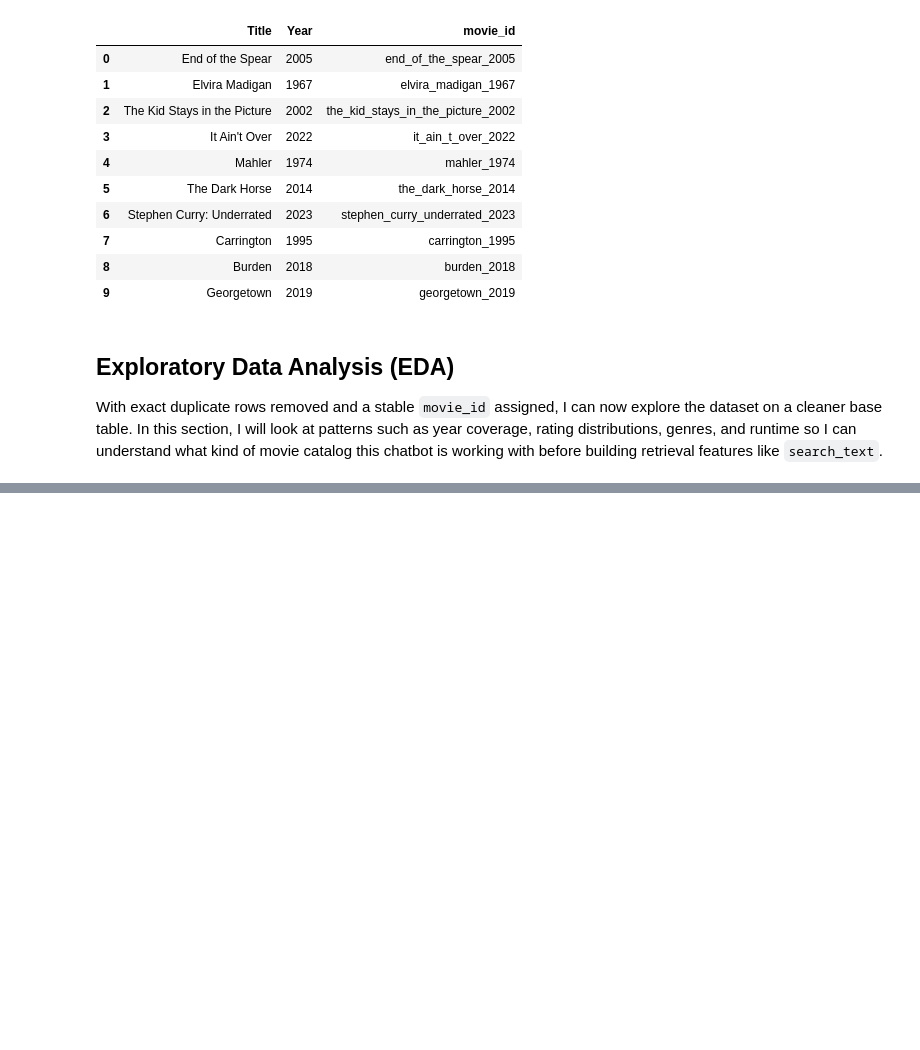
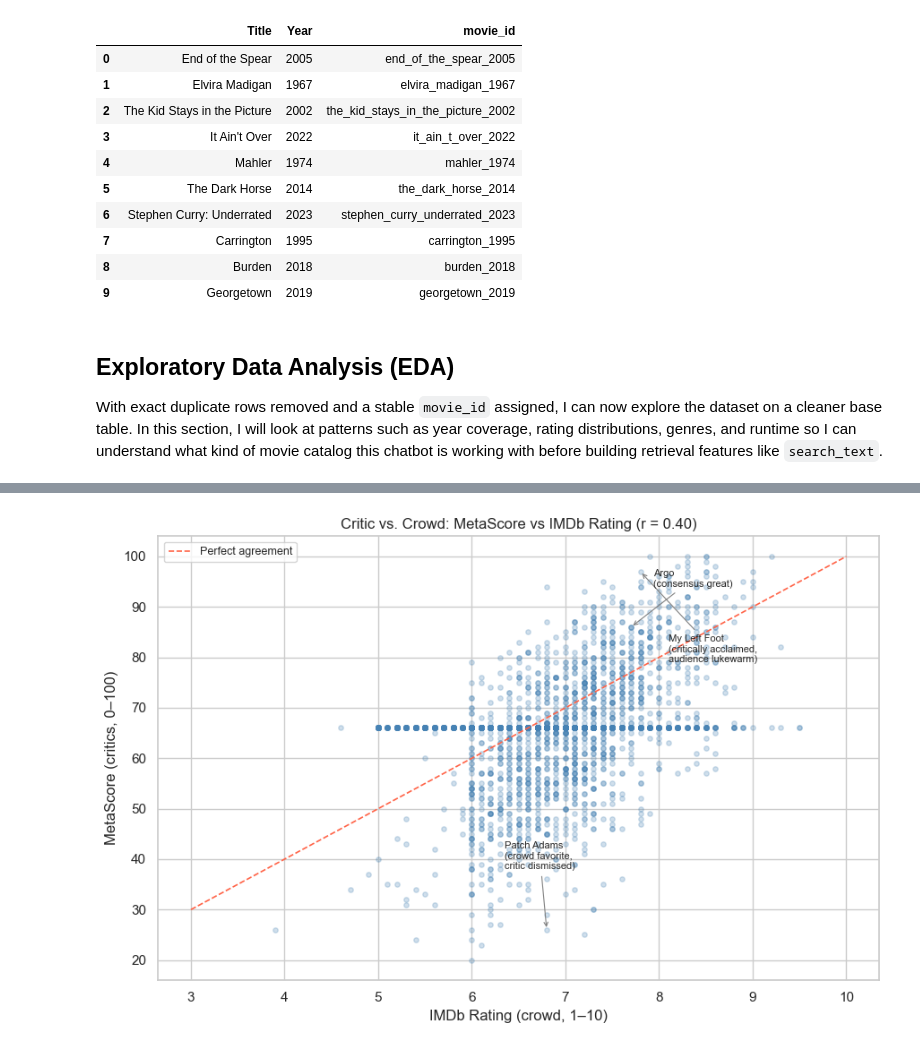
Before and after one commit to sweiwong/imdb-cineBot, a Jupyter notebook: wei-wong.ipynb, the cells around one changed output, grey strips where cells are left out. Saved outputs shown, nothing was run; the diff lists cells and outputs as text; code cells hidden in the pictures; blank space fills up the shorter version.

```diff
--- a/wei-wong.ipynb
+++ b/wei-wong.ipynb
@@ -322,0 +496,41 @@ With exact duplicate rows removed and a stable `movie_id` assigned, I can now ex
+# %%
+# MetaScore vs IMDb Rating — critic/crowd divergence
+fig, ax = plt.subplots(figsize=(9, 6))
+
+ax.scatter(
+    clean_df["IMDb Rating"],
+    clean_df["MetaScore"],
+    alpha=0.25,
+    s=15,
+    color="steelblue"
+)
+
+# Reference line: perfect agreement (MetaScore = IMDb Rating * 10)
+ax.plot([3, 10], [30, 100], color="tomato", linestyle="--", linewidth=1.2, label="Perfect agreement")
+
+# Annotate notable divergent films
+highlights = {
+    "Patch Adams": ("crowd favorite,\ncritic dismissed", -15, 12),
+    "My Left Foot": ("critically acclaimed,\naudience lukewarm", 10, -18),
+    "Argo": ("consensus great", 8, 8),
+}
+for title, (note, dx, dy) in highlights.items():
+    row = clean_df[clean_df["Title"] == title].iloc[0]
+    ax.annotate(
+        f"{title}\n({note})",
+        xy=(row["IMDb Rating"], row["MetaScore"]),
+        xytext=(row["IMDb Rating"] + dx * 0.03, row["MetaScore"] + dy),
+        fontsize=8,
+        arrowprops=dict(arrowstyle="->", color="gray", lw=0.8),
+    )
+
+ax.set_xlabel("IMDb Rating (crowd, 1–10)")
+ax.set_ylabel("MetaScore (critics, 0–100)")
+ax.set_title("Critic vs. Crowd: MetaScore vs IMDb Rating (r = {:.2f})".format(
+    clean_df["IMDb Rating"].corr(clean_df["MetaScore"])
+))
+ax.legend(fontsize=9)
+plt.tight_layout()
+plt.show()
+# %% [output]
+[figure, added]
```
Also changed, not shown: parts of 23 cells of this notebook, 2 other files.
